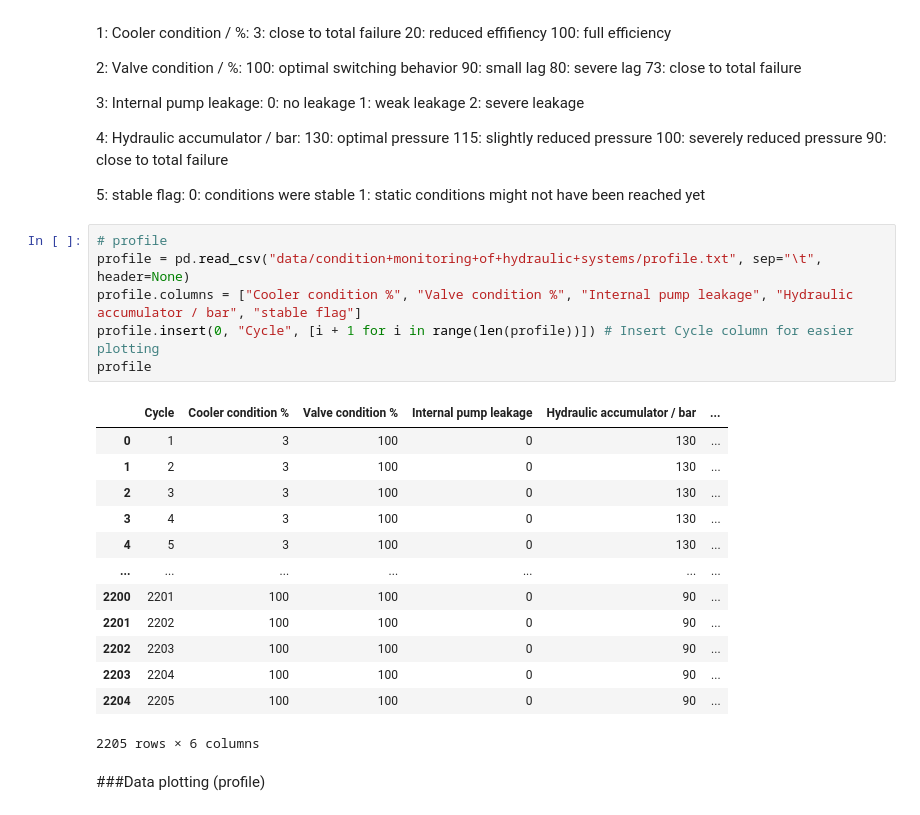
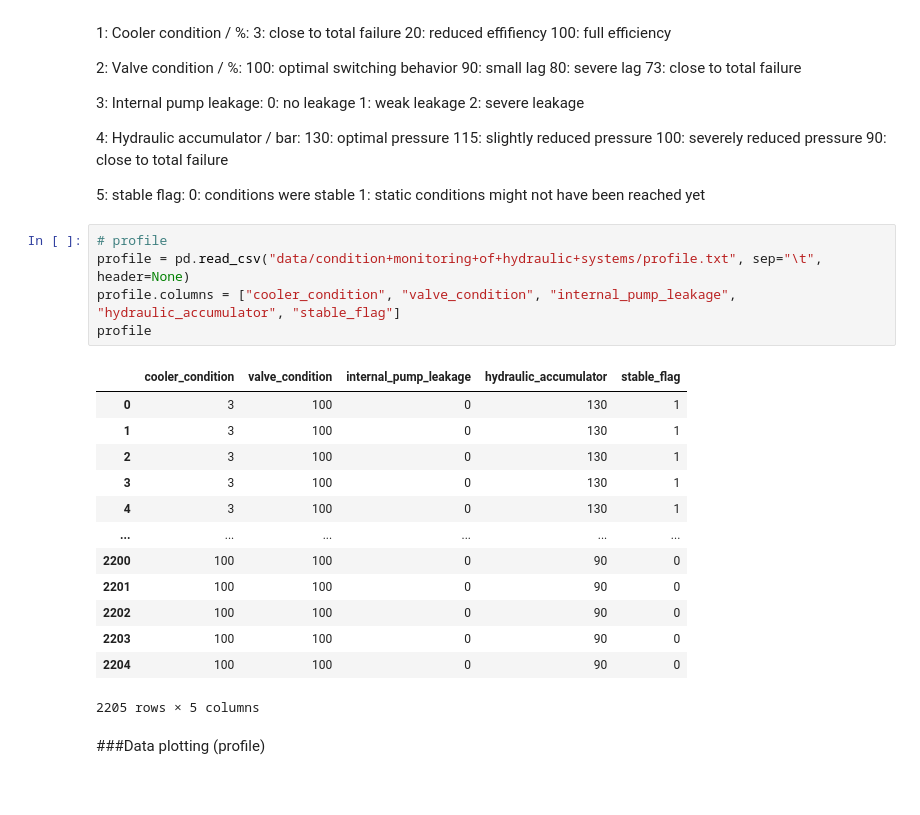
Before and after one commit to RealThanosP/pred-main-mod, a Jupyter notebook: Model_training_v0.1.ipynb, the cells around one changed output. Drawn from its saved outputs; the diff is of its cells as text.

```diff
--- a/Model_training_v0.1.ipynb
+++ b/Model_training_v0.1.ipynb
@@ -74,23 +74,22 @@ The target condition values are cycle-wise annotated in �profile.txt� (tab-d
 # %%
 # profile
 profile = pd.read_csv("data/condition+monitoring+of+hydraulic+systems/profile.txt", sep="\t", header=None)
-profile.columns = ["Cooler condition %", "Valve condition %", "Internal pump leakage", "Hydraulic accumulator / bar", "stable flag"]
-profile.insert(0, "Cycle", [i + 1 for i in range(len(profile))]) # Insert Cycle column for easier plotting
+profile.columns = ["cooler_condition", "valve_condition", "internal_pump_leakage", "hydraulic_accumulator", "stable_flag"]
 profile
 # %% [output]
-|  | Cycle | Cooler condition % | Valve condition % | Internal pump leakage | Hydraulic accumulator / bar | ... |
-| 0 | 1 | 3 | 100 | 0 | 130 | ... |
-| 1 | 2 | 3 | 100 | 0 | 130 | ... |
-| 2 | 3 | 3 | 100 | 0 | 130 | ... |
-| 3 | 4 | 3 | 100 | 0 | 130 | ... |
-| 4 | 5 | 3 | 100 | 0 | 130 | ... |
-| ... | ... | ... | ... | ... | ... | ... |
-| 2200 | 2201 | 100 | 100 | 0 | 90 | ... |
-| 2201 | 2202 | 100 | 100 | 0 | 90 | ... |
-| 2202 | 2203 | 100 | 100 | 0 | 90 | ... |
-| 2203 | 2204 | 100 | 100 | 0 | 90 | ... |
-| 2204 | 2205 | 100 | 100 | 0 | 90 | ... |
+|  | cooler_condition | valve_condition | internal_pump_leakage | hydraulic_accumulator | stable_flag |
+| 0 | 3 | 100 | 0 | 130 | 1 |
+| 1 | 3 | 100 | 0 | 130 | 1 |
+| 2 | 3 | 100 | 0 | 130 | 1 |
+| 3 | 3 | 100 | 0 | 130 | 1 |
+| 4 | 3 | 100 | 0 | 130 | 1 |
+| ... | ... | ... | ... | ... | ... |
+| 2200 | 100 | 100 | 0 | 90 | 0 |
+| 2201 | 100 | 100 | 0 | 90 | 0 |
+| 2202 | 100 | 100 | 0 | 90 | 0 |
+| 2203 | 100 | 100 | 0 | 90 | 0 |
+| 2204 | 100 | 100 | 0 | 90 | 0 |
-2205 rows × 6 columns
+2205 rows × 5 columns
 # %% [markdown]
 ###Data plotting (profile)
 # %%
```
Also changed, not shown: parts of 29 cells of this notebook.
